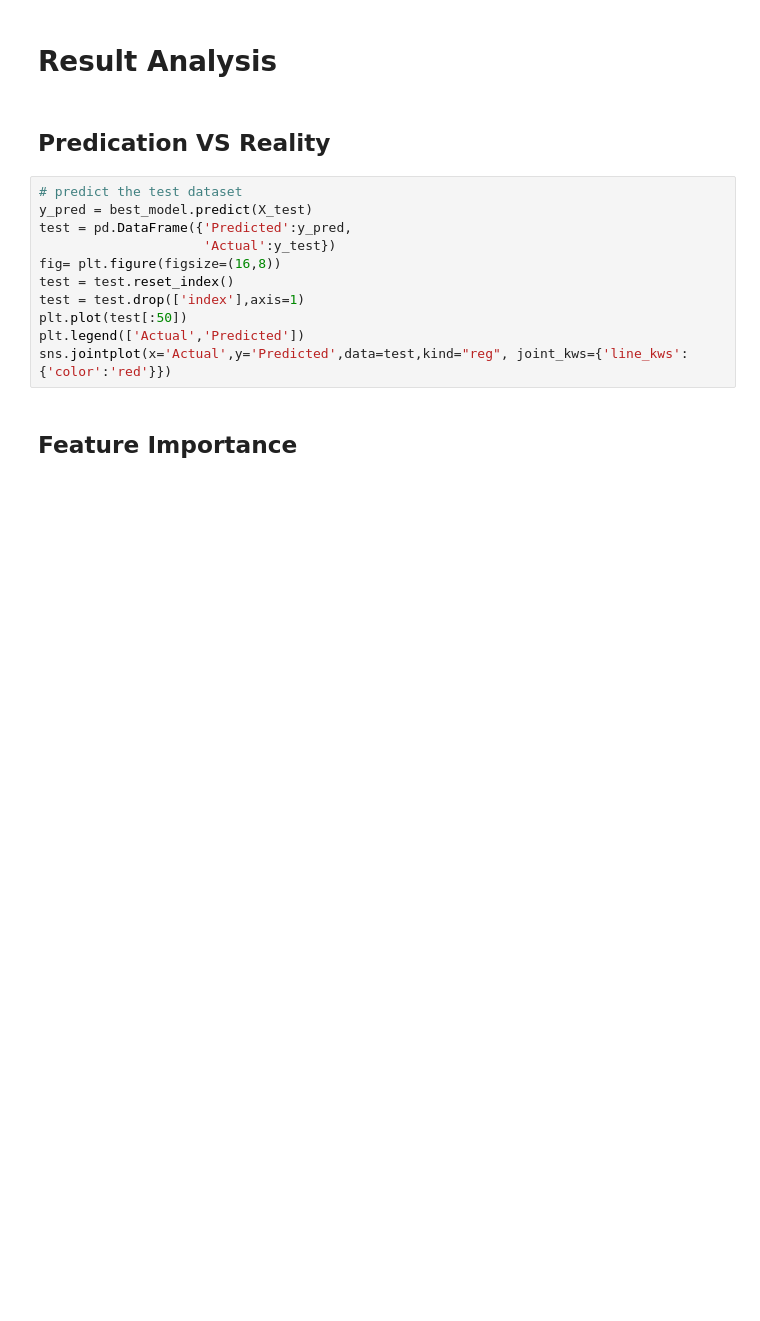
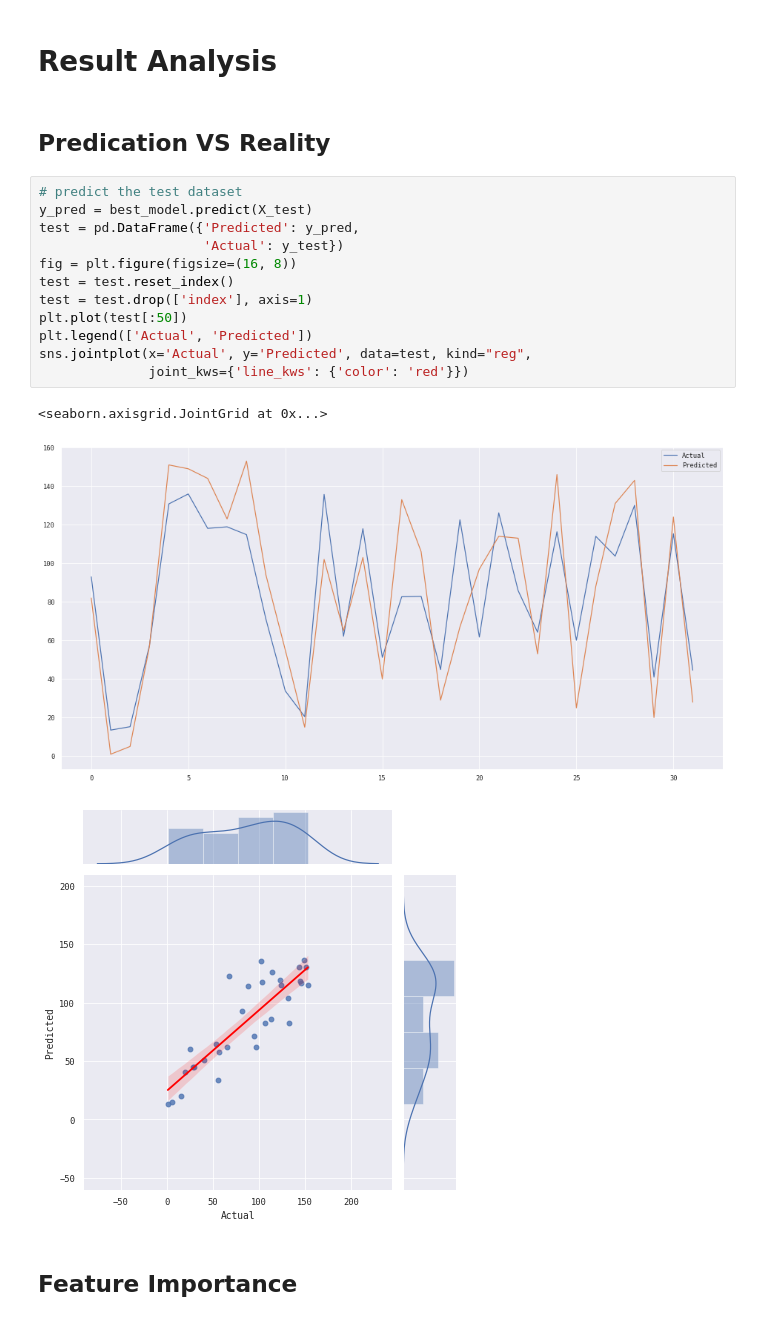
Before and after one commit to AllenSun7/World_Happiness_Report_2019, a Jupyter notebook: world_happiness_2019.ipynb, the cells around one changed output. Cells and saved outputs as stored; diff of their text form; blank space fills up the shorter version.

```diff
--- a/world_happiness_2019.ipynb
+++ b/world_happiness_2019.ipynb
@@ -247,14 +247,19 @@ ntree: 1000, mtry: 2
 # %%
 # predict the test dataset
 y_pred = best_model.predict(X_test)
-test = pd.DataFrame({'Predicted':y_pred,
-                     'Actual':y_test})
-fig= plt.figure(figsize=(16,8))
+test = pd.DataFrame({'Predicted': y_pred,
+                     'Actual': y_test})
+fig = plt.figure(figsize=(16, 8))
 test = test.reset_index()
-test = test.drop(['index'],axis=1)
+test = test.drop(['index'], axis=1)
 plt.plot(test[:50])
-plt.legend(['Actual','Predicted'])
-sns.jointplot(x='Actual',y='Predicted',data=test,kind="reg", joint_kws={'line_kws':{'color':'red'}})
+plt.legend(['Actual', 'Predicted'])
+sns.jointplot(x='Actual', y='Predicted', data=test, kind="reg",
+              joint_kws={'line_kws': {'color': 'red'}})
+# %% [output]
+<seaborn.axisgrid.JointGrid at 0x...>
+[figure, added]
+[figure, added]
 # %% [markdown]
 ## Feature Importance
 # %%
```
Also changed, not shown: parts of 10 cells of this notebook.
